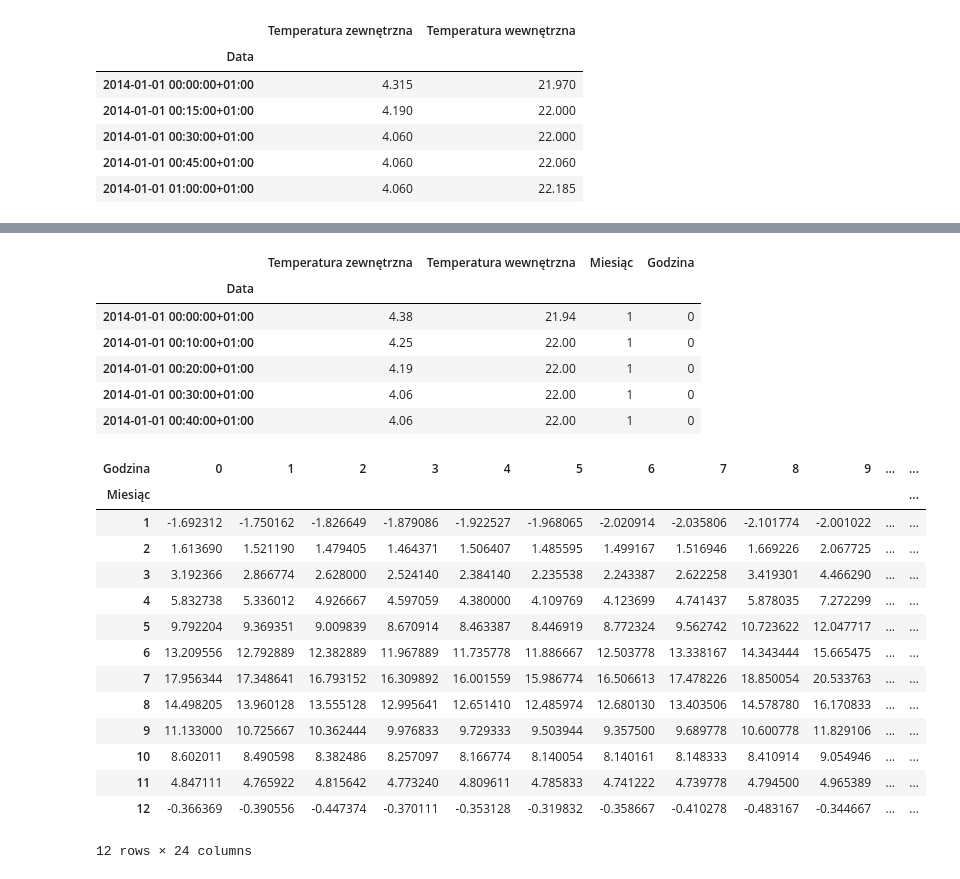
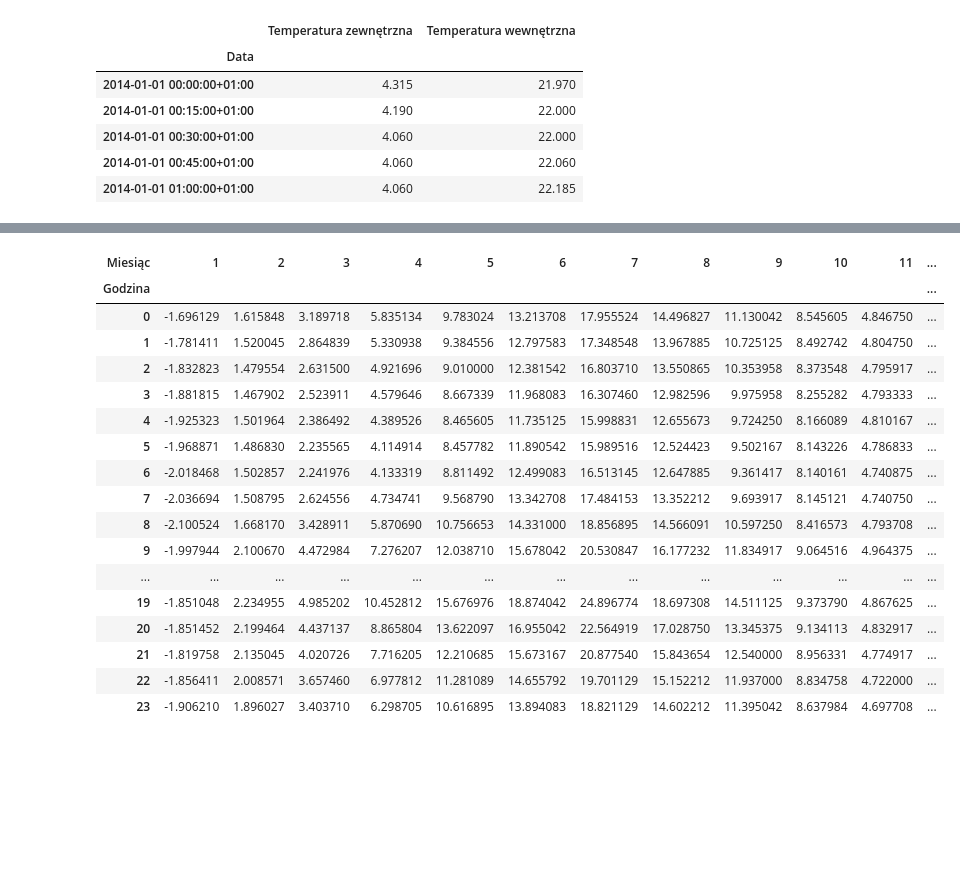
Before and after one commit to antonimarczuk123/Numerical-Python, a Jupyter notebook: Numerical-Python/src-jupyter/r12-Pandas.ipynb, the cells around one changed output, grey strips where cells are left out. Drawn from its saved outputs; the diff is of its cells as text; code cells hidden in the pictures; blank space fills up the shorter version.

```diff
--- a/Numerical-Python/src-jupyter/r12-Pandas.ipynb
+++ b/Numerical-Python/src-jupyter/r12-Pandas.ipynb
@@ -736,33 +726,26 @@ df_temp["Godzina"] = df_temp.index.hour
-# %%
-df_temp.head()
-# %% [output]
-|  | Temperatura zewnętrzna | Temperatura wewnętrzna | Miesiąc | Godzina |
-| Data |  |  |  |  |
-| 2014-01-01 00:00:00+01:00 | 4.38 | 21.94 | 1 | 0 |
-| 2014-01-01 00:10:00+01:00 | 4.25 | 22.00 | 1 | 0 |
-| 2014-01-01 00:20:00+01:00 | 4.19 | 22.00 | 1 | 0 |
-| 2014-01-01 00:30:00+01:00 | 4.06 | 22.00 | 1 | 0 |
-| 2014-01-01 00:40:00+01:00 | 4.06 | 22.00 | 1 | 0 |
 # %%
-table = pd.pivot_table(df_temp, values='Temperatura zewnętrzna', index=['Miesiąc'], columns=['Godzina'], aggfunc=np.mean)
+table = pd.pivot_table(df_temp, values='Temperatura zewnętrzna', index=['Godzina'], columns=['Miesiąc'], aggfunc="mean")
+
+table
+# %% [output]
+| Miesiąc | 1 | 2 | 3 | 4 | 5 | 6 | 7 | 8 | 9 | 10 | 11 | ... |
+| Godzina |  |  |  |  |  |  |  |  |  |  |  | ... |
+| 0 | -1.696129 | 1.615848 | 3.189718 | 5.835134 | 9.783024 | 13.213708 | 17.955524 | 14.496827 | 11.130042 | 8.545605 | 4.846750 | ... |
+| 1 | -1.781411 | 1.520045 | 2.864839 | 5.330938 | 9.384556 | 12.797583 | 17.348548 | 13.967885 | 10.725125 | 8.492742 | 4.804750 | ... |
+| 2 | -1.832823 | 1.479554 | 2.631500 | 4.921696 | 9.010000 | 12.381542 | 16.803710 | 13.550865 | 10.353958 | 8.373548 | 4.795917 | ... |
+| 3 | -1.881815 | 1.467902 | 2.523911 | 4.579646 | 8.667339 | 11.968083 | 16.307460 | 12.982596 | 9.975958 | 8.255282 | 4.793333 | ... |
+| 4 | -1.925323 | 1.501964 | 2.386492 | 4.389526 | 8.465605 | 11.735125 | 15.998831 | 12.655673 | 9.724250 | 8.166089 | 4.810167 | ... |
+| 5 | -1.968871 | 1.486830 | 2.235565 | 4.114914 | 8.457782 | 11.890542 | 15.989516 | 12.524423 | 9.502167 | 8.143226 | 4.786833 | ... |
+| 6 | -2.018468 | 1.502857 | 2.241976 | 4.133319 | 8.811492 | 12.499083 | 16.513145 | 12.647885 | 9.361417 | 8.140161 | 4.740875 | ... |
+| 7 | -2.036694 | 1.508795 | 2.624556 | 4.734741 | 9.568790 | 13.342708 | 17.484153 | 13.352212 | 9.693917 | 8.145121 | 4.740750 | ... |
+| 8 | -2.100524 | 1.668170 | 3.428911 | 5.870690 | 10.756653 | 14.331000 | 18.856895 | 14.566091 | 10.597250 | 8.416573 | 4.793708 | ... |
+| 9 | -1.997944 | 2.100670 | 4.472984 | 7.276207 | 12.038710 | 15.678042 | 20.530847 | 16.177232 | 11.834917 | 9.064516 | 4.964375 | ... |
+| ... | ... | ... | ... | ... | ... | ... | ... | ... | ... | ... | ... | ... |
+| 19 | -1.851048 | 2.234955 | 4.985202 | 10.452812 | 15.676976 | 18.874042 | 24.896774 | 18.697308 | 14.511125 | 9.373790 | 4.867625 | ... |
+| 20 | -1.851452 | 2.199464 | 4.437137 | 8.865804 | 13.622097 | 16.955042 | 22.564919 | 17.028750 | 13.345375 | 9.134113 | 4.832917 | ... |
+| 21 | -1.819758 | 2.135045 | 4.020726 | 7.716205 | 12.210685 | 15.673167 | 20.877540 | 15.843654 | 12.540000 | 8.956331 | 4.774917 | ... |
+| 22 | -1.856411 | 2.008571 | 3.657460 | 6.977812 | 11.281089 | 14.655792 | 19.701129 | 15.152212 | 11.937000 | 8.834758 | 4.722000 | ... |
+| 23 | -1.906210 | 1.896027 | 3.403710 | 6.298705 | 10.616895 | 13.894083 | 18.821129 | 14.602212 | 11.395042 | 8.637984 | 4.697708 | ... |
-# %%
-table
-# %% [output]
-| Godzina | 0 | 1 | 2 | 3 | 4 | 5 | 6 | 7 | 8 | 9 | ... | ... |
-| Miesiąc |  |  |  |  |  |  |  |  |  |  |  | ... |
-| 1 | -1.692312 | -1.750162 | -1.826649 | -1.879086 | -1.922527 | -1.968065 | -2.020914 | -2.035806 | -2.101774 | -2.001022 | ... | ... |
-| 2 | 1.613690 | 1.521190 | 1.479405 | 1.464371 | 1.506407 | 1.485595 | 1.499167 | 1.516946 | 1.669226 | 2.067725 | ... | ... |
-| 3 | 3.192366 | 2.866774 | 2.628000 | 2.524140 | 2.384140 | 2.235538 | 2.243387 | 2.622258 | 3.419301 | 4.466290 | ... | ... |
-| 4 | 5.832738 | 5.336012 | 4.926667 | 4.597059 | 4.380000 | 4.109769 | 4.123699 | 4.741437 | 5.878035 | 7.272299 | ... | ... |
-| 5 | 9.792204 | 9.369351 | 9.009839 | 8.670914 | 8.463387 | 8.446919 | 8.772324 | 9.562742 | 10.723622 | 12.047717 | ... | ... |
-| 6 | 13.209556 | 12.792889 | 12.382889 | 11.967889 | 11.735778 | 11.886667 | 12.503778 | 13.338167 | 14.343444 | 15.665475 | ... | ... |
-| 7 | 17.956344 | 17.348641 | 16.793152 | 16.309892 | 16.001559 | 15.986774 | 16.506613 | 17.478226 | 18.850054 | 20.533763 | ... | ... |
-| 8 | 14.498205 | 13.960128 | 13.555128 | 12.995641 | 12.651410 | 12.485974 | 12.680130 | 13.403506 | 14.578780 | 16.170833 | ... | ... |
-| 9 | 11.133000 | 10.725667 | 10.362444 | 9.976833 | 9.729333 | 9.503944 | 9.357500 | 9.689778 | 10.600778 | 11.829106 | ... | ... |
-| 10 | 8.602011 | 8.490598 | 8.382486 | 8.257097 | 8.166774 | 8.140054 | 8.140161 | 8.148333 | 8.410914 | 9.054946 | ... | ... |
-| 11 | 4.847111 | 4.765922 | 4.815642 | 4.773240 | 4.809611 | 4.785833 | 4.741222 | 4.739778 | 4.794500 | 4.965389 | ... | ... |
-| 12 | -0.366369 | -0.390556 | -0.447374 | -0.370111 | -0.353128 | -0.319832 | -0.358667 | -0.410278 | -0.483167 | -0.344667 | ... | ... |
-12 rows × 24 columns
 # %%
 fig, ax = plt.subplots(1, 1, figsize=(8, 4))
 sns.heatmap(table, ax=ax);
```
Also changed, not shown: parts of 11 cells of this notebook.
